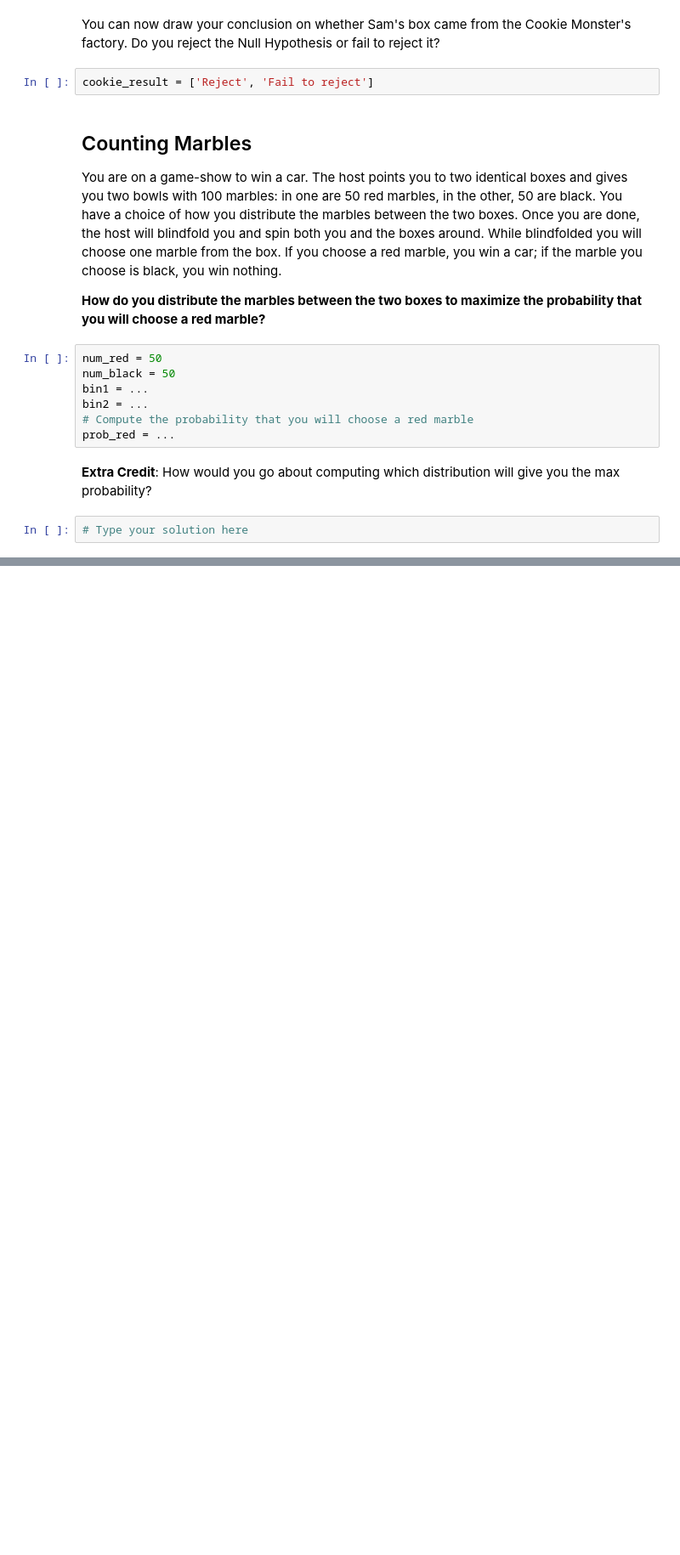
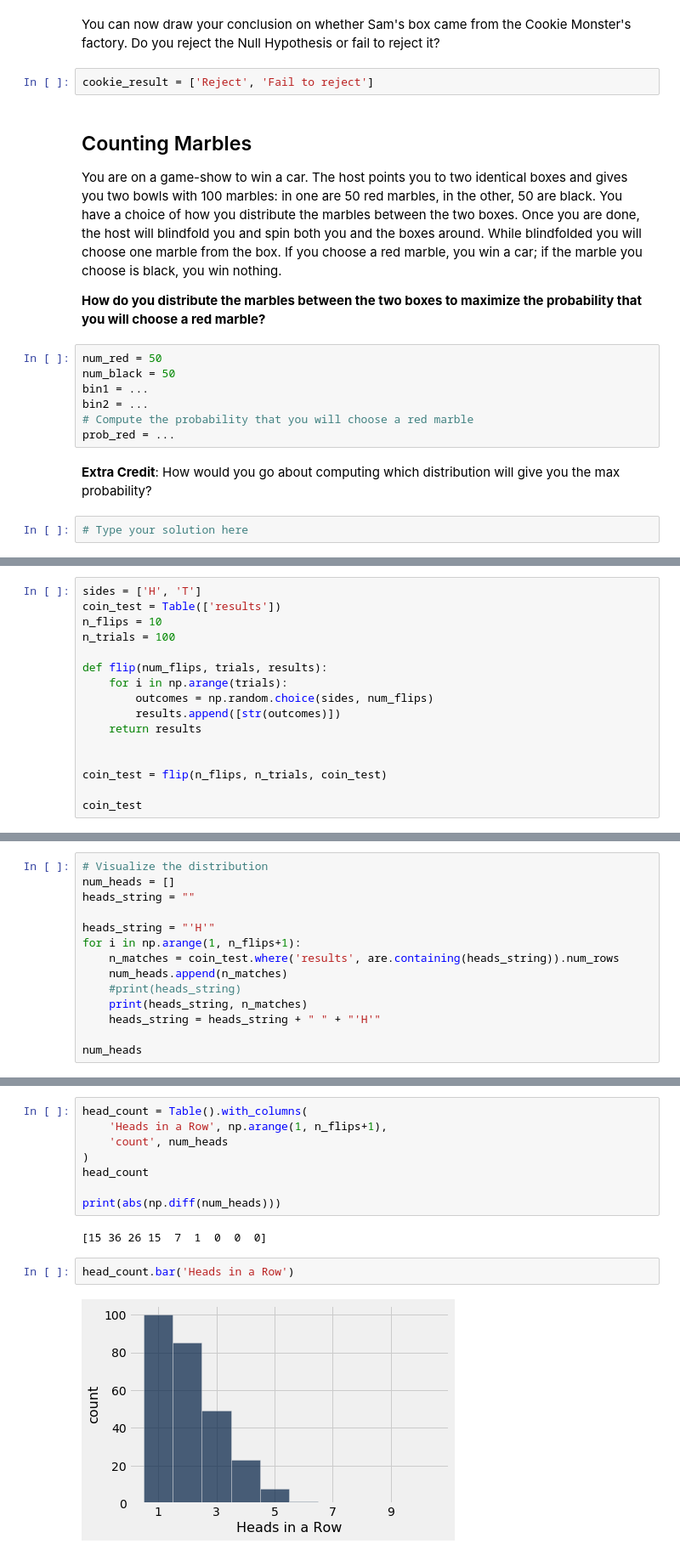
Before and after one commit to ucsb-int5-f18/int5-f18-notebooks, a Jupyter notebook: lab08/Lab08.ipynb, the cells around one changed output, grey strips where cells are left out. Shown at 85% size. Cells and saved outputs as stored; diff of their text form; blank space fills up the shorter version.

Commit message:
Add Coin example

```diff
--- a/lab08/Lab08.ipynb
+++ b/lab08/Lab08.ipynb
@@ -386,0 +407,16 @@ prob_red = ...
+# %%
+sides = ['H', 'T']
+coin_test = Table(['results'])
+n_flips = 10
+n_trials = 100
+
+def flip(num_flips, trials, results):
+    for i in np.arange(trials):
+        outcomes = np.random.choice(sides, num_flips)
+        results.append([str(outcomes)])
+    return results
+
+
+coin_test = flip(n_flips, n_trials, coin_test)
+
+coin_test
@@ -386,0 +451,14 @@ prob_red = ...
+# %%
+# Visualize the distribution
+num_heads = []
+heads_string = ""
+
+heads_string = "'H'"
+for i in np.arange(1, n_flips+1):
+    n_matches = coin_test.where('results', are.containing(heads_string)).num_rows
+    num_heads.append(n_matches)
+    #print(heads_string)
+    print(heads_string, n_matches)
+    heads_string = heads_string + " " + "'H'"
+
+num_heads
@@ -386,0 +477,14 @@ prob_red = ...
+# %%
+head_count = Table().with_columns(
+    'Heads in a Row', np.arange(1, n_flips+1),
+    'count', num_heads
+)
+head_count
+
+print(abs(np.diff(num_heads)))
+# %% [output]
+[15 36 26 15  7  1  0  0  0]
+# %%
+head_count.bar('Heads in a Row')
+# %% [output]
+[figure, added]
```
Also changed, not shown: parts of 7 cells of this notebook.
